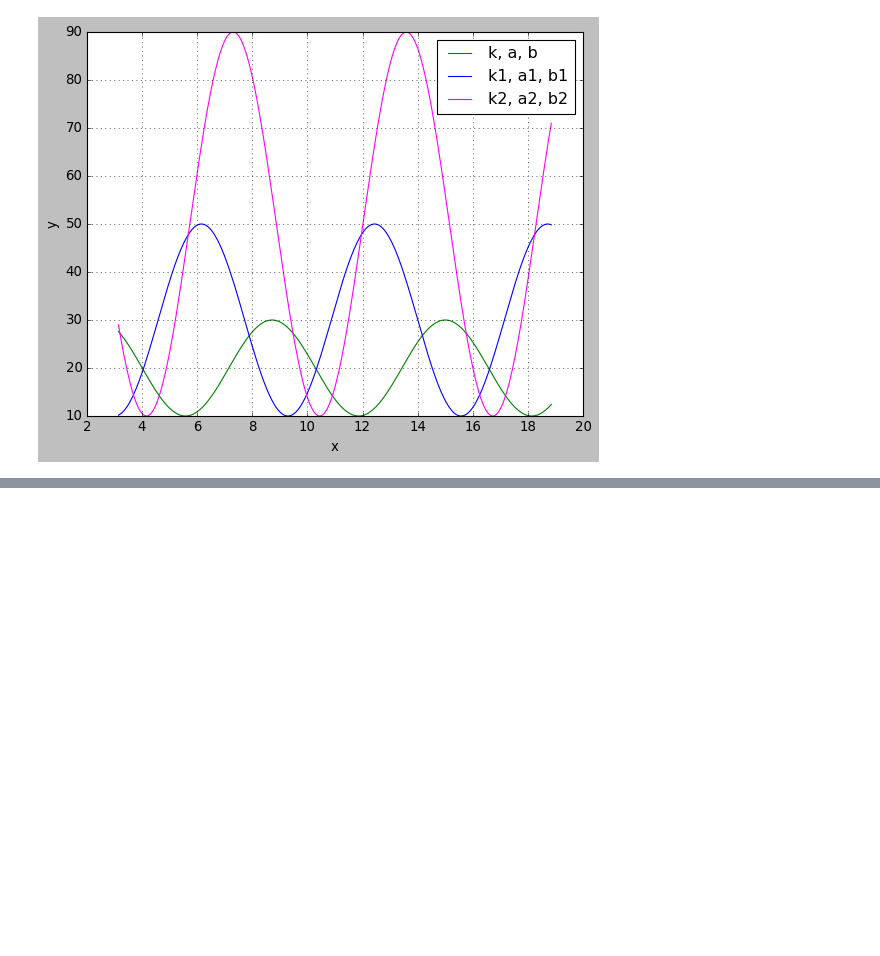
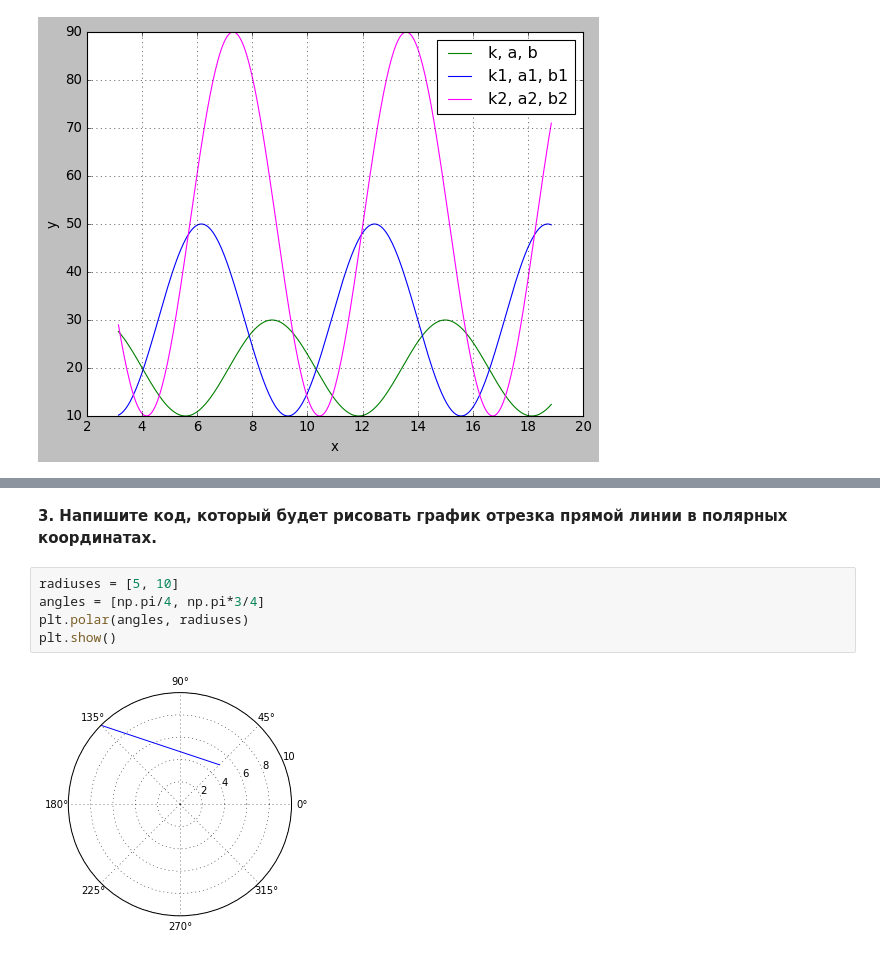
Before and after one commit to tyashin/GB-AI-Intro-to-further-math-homeworks, a Jupyter notebook: lesson-3/lesson-3.ipynb, the cells around one changed output, grey strips where cells are left out. Drawn from its saved outputs; the diff is of its cells as text; blank space fills up the shorter version.

```diff
--- a/lesson-3/lesson-3.ipynb
+++ b/lesson-3/lesson-3.ipynb
@@ -118,0 +140,10 @@ k2=40.0, a2=45.0, b2=50.0
+# %% [markdown]
+**3. Напишите код, который будет рисовать график отрезка прямой линии в
+полярных координатах.**
+# %%
+radiuses = [5, 10]
+angles = [np.pi/4, np.pi*3/4]
+plt.polar(angles, radiuses)
+plt.show()
+# %% [output]
+[figure, added]
```
Also changed, not shown: parts of 4 cells of this notebook.
